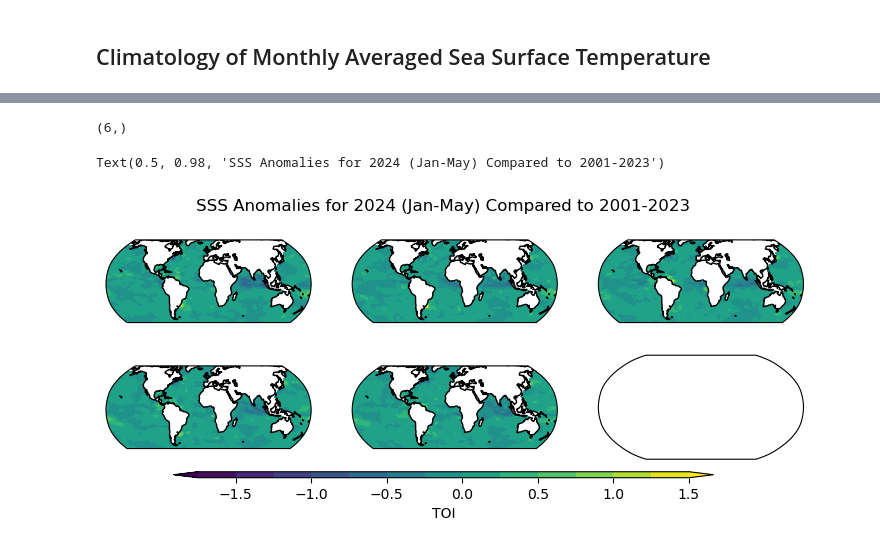
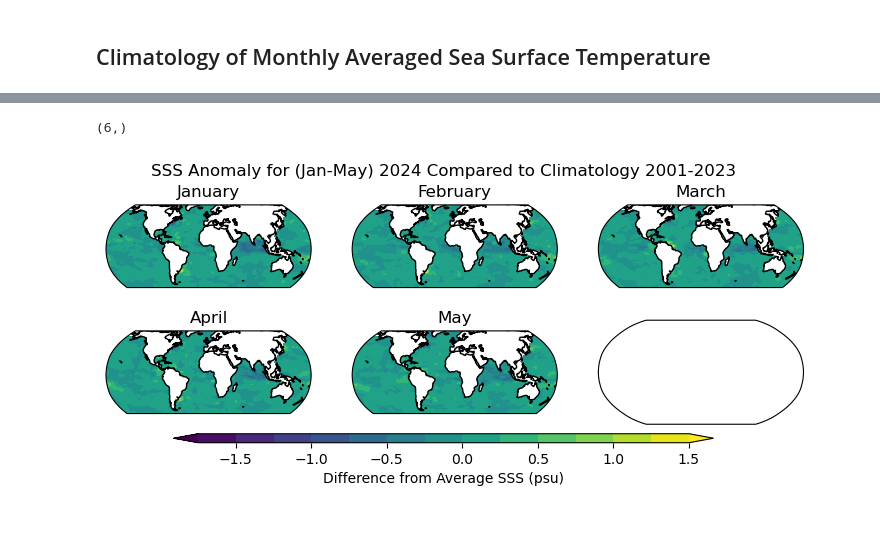
Before and after one commit to jwill96/clim680_project, a Jupyter notebook: CLIM 680_project.ipynb, the cells around one changed output, grey strips where cells are left out. Cells and saved outputs as stored; diff of their text form; code cells hidden in the pictures.

```diff
--- a/CLIM 680_project.ipynb
+++ b/CLIM 680_project.ipynb
@@ -19,5 +19,5 @@ from cartopy.util import add_cyclic_point
 https://www.cpc.ncep.noaa.gov/data/indices/ersst5.nino.mth.91-20.ascii
 https://climatedataguide.ucar.edu/climate-data/nino-sst-indices-nino-12-3-34-4-oni-and-tni
 # %%
-ds = pd.read_csv('ersst5.nino.mth.91-20.ascii.txt', header=None, delim_whitespace=True, index_col = 0)
-ds
+ds = pd.read_csv('nina34.data.txt', header=None, delim_whitespace=True, index_col = 0)
+#ds
@@ -39,4 +23,0 @@ ds
-# %%
-ds.columns = ['Month','Nino12','Nino12_anom','Nino3', 'Nino3_anom', 'Nino4', 'Nino4_anom', 'Nino3.4', 'Nino3.4_anom']
-ds = ds.rename_axis('Year')
-ds
@@ -58,2 +24,6 @@ ds
+# %%
+ds.columns = ['Jan','Feb','March','April','May', 'June', 'July', 'Aug', 'Sept', 'Oct', 'Nov', 'Dec']
+ds = ds.rename_axis('Year')
+#ds
 # %%
 # Calculate the mean for each column and group by each month
@@ -1032,17 +1162,21 @@ for i, month in enumerate(ds2024_anom):
     # Draw the coastines for each subplot
     axs[i].coastlines()
 
+    axs[0].set_title("January")
+    axs[1].set_title("February")
+    axs[2].set_title("March")
+    axs[3].set_title("April")
+    axs[4].set_title("May")
 
-
-
-cbar_ax = fig.add_axes([0.2, 0.05, 0.6, 0.02]) #.2 is 20% from the left side, 0.175 is 17.5% from the bottom,
+cbar_ax = fig.add_axes([0.2, 0.05, 0.6, 0.03]) #.2 is 20% from the left side, 0.175 is 17.5% from the bottom,
 #0.6 is 60% of the total width of the color bar in comparison to the length of the box and 0.02 is
 #2% which is the space for the height of the colorbar
 
 # Draw the colorbar
-cbar=fig.colorbar(cs, cax=cbar_ax,orientation='horizontal',label='TOI') #label = '\u00b0C' gives you the degrees symbol
+cbar=fig.colorbar(cs, cax=cbar_ax,orientation='horizontal',label='Difference from Average SST (\u00B0C)') #label = '\u00b0C' gives you the degrees symbol
 
 
-plt.suptitle('SST Anomalies for 2024 (Jan-May) Compared to 2001-2023')
+plt.suptitle('SST Anomaly for (Jan-May) 2024 Compared to Climatology 2001-2023')
+plt.savefig('sst anomaly 2024.png', dpi=150)
 # %% [output]
 (6,)
@@ -1054,35 +1187,40 @@ clevs=np.arange(-1.75,1.75,0.25) ##  values on the bar, can make the bins smalle
 fig, axs = plt.subplots(nrows=2,ncols=3, #subplots creates all the subplots you want in a single function
                         subplot_kw={'projection': ccrs.Robinson()}, #Robinson projection
                         figsize=(9,3))
 axs=axs.flatten()
 print(axs.shape)
 
 for i, month in enumerate(ds2024_anom2):
 
     ds_toi = ds2024_anom2[i].sel(PRES=ds2024_anom2[i].PRES.values[0])
 
     ds_toi,lons=add_cyclic_point(ds_toi,coord=ds2024_anom2[i]['LONGITUDE'])
 
     # Contour plot
     cs=axs[i].contourf(lons,ds2024_anom2[i]['LATITUDE'],ds_toi,clevs,
                           transform = ccrs.PlateCarree(),extend='both')
 
     # Draw the coastines for each subplot
     axs[i].coastlines()
 
 
+    axs[0].set_title("January")
+    axs[1].set_title("February")
+    axs[2].set_title("March")
+    axs[3].set_title("April")
+    axs[4].set_title("May")
 
 
-cbar_ax = fig.add_axes([0.2, 0.05, 0.6, 0.02]) #.2 is 20% from the left side, 0.175 is 17.5% from the bottom,
+cbar_ax = fig.add_axes([0.2, 0.05, 0.6, 0.03]) #.2 is 20% from the left side, 0.175 is 17.5% from the bottom,
 #0.6 is 60% of the total width of the color bar in comparison to the length of the box and 0.02 is
 #2% which is the space for the height of the colorbar
 
 # Draw the colorbar
-cbar=fig.colorbar(cs, cax=cbar_ax,orientation='horizontal',label='TOI') #label = '\u00b0C' gives you the degrees symbol
+cbar=fig.colorbar(cs, cax=cbar_ax,orientation='horizontal',label='Difference from Average SSS (psu)') #label = '\u00b0C' gives you the degrees symbol
 
 
-plt.suptitle('SSS Anomalies for 2024 (Jan-May) Compared to 2001-2023')
+plt.suptitle('SSS Anomaly for (Jan-May) 2024 Compared to Climatology 2001-2023')
+plt.savefig('sss anomaly 2024.png', dpi=125)
 # %% [output]
 (6,)
-Text(0.5, 0.98, 'SSS Anomalies for 2024 (Jan-May) Compared to 2001-2023')
-[figure, old version]
+[figure, new version]
```
Also changed, not shown: parts of 95 cells of this notebook.
